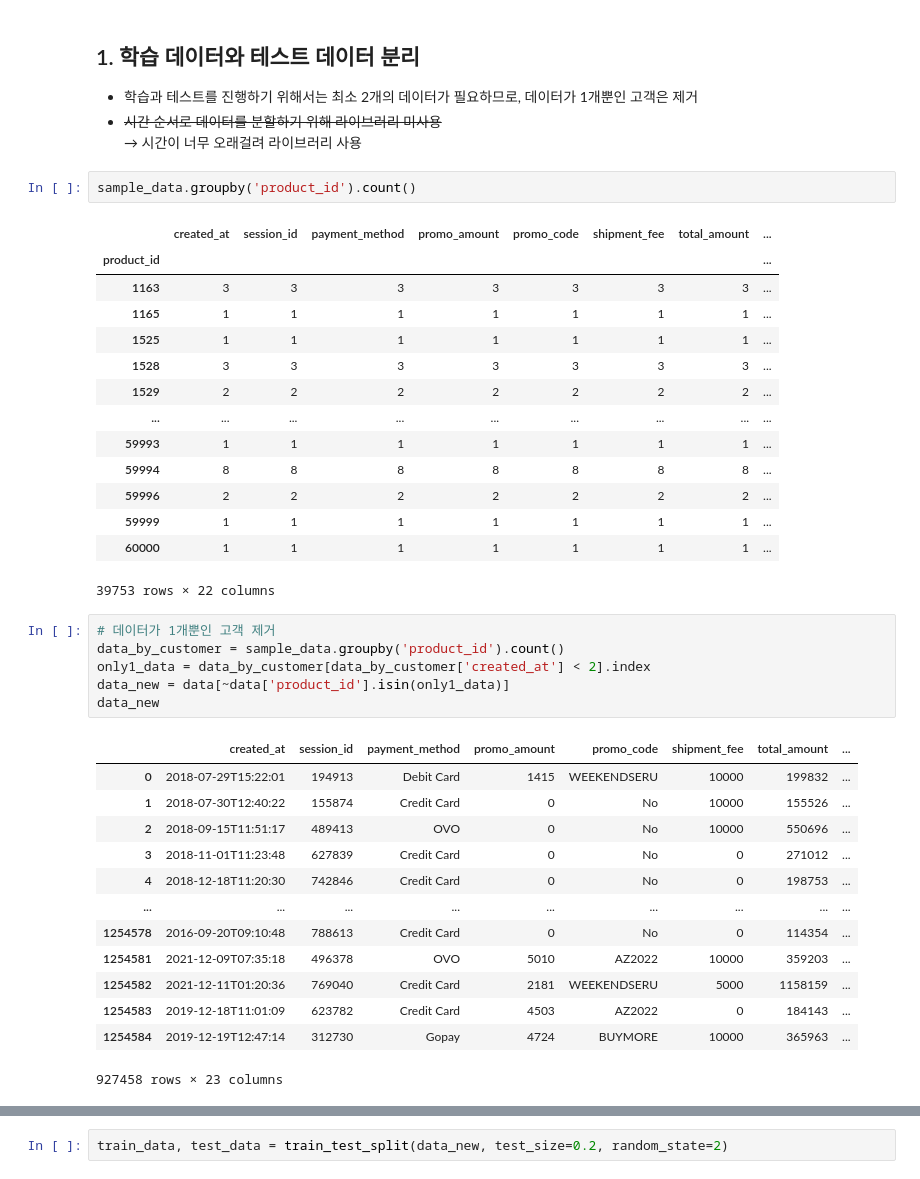
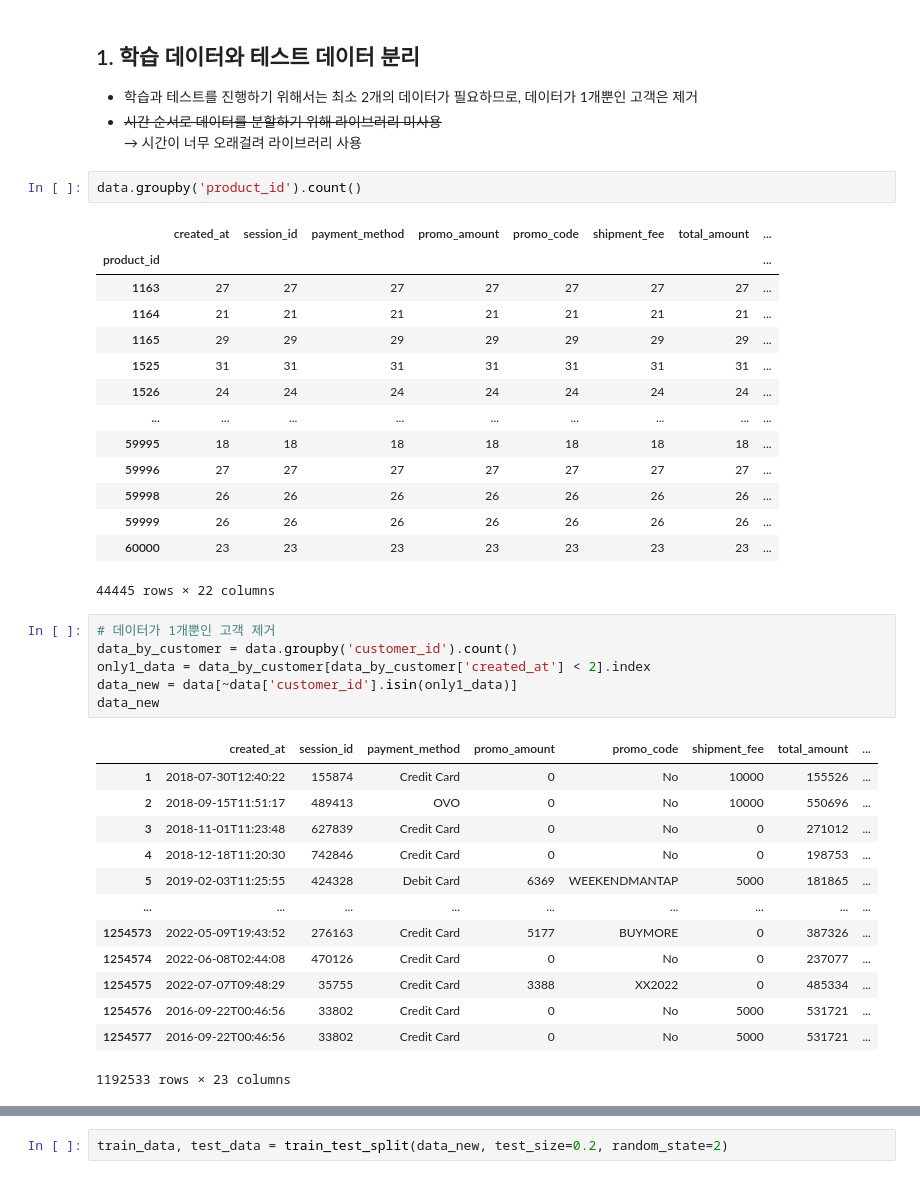
Before and after one commit to donghwi2022/ds-sa-cp2-phase2, a Jupyter notebook: model_CB.ipynb, the cells around one changed output, grey strips where cells are left out. Saved outputs shown, nothing was run; the diff lists cells and outputs as text.

```diff
--- a/model_CB.ipynb
+++ b/model_CB.ipynb
@@ -69,42 +58,42 @@ sample_data
 - ~~시간 순서로 데이터를 분할하기 위해 라이브러리 미사용~~ <br>
     → 시간이 너무 오래걸려 라이브러리 사용
 # %%
-sample_data.groupby('product_id').count()
+data.groupby('product_id').count()
 # %% [output]
 |  | created_at | session_id | payment_method | promo_amount | promo_code | shipment_fee | total_amount | ... |
 | product_id |  |  |  |  |  |  |  | ... |
-| 1163 | 3 | 3 | 3 | 3 | 3 | 3 | 3 | ... |
-| 1165 | 1 | 1 | 1 | 1 | 1 | 1 | 1 | ... |
-| 1525 | 1 | 1 | 1 | 1 | 1 | 1 | 1 | ... |
-| 1528 | 3 | 3 | 3 | 3 | 3 | 3 | 3 | ... |
-| 1529 | 2 | 2 | 2 | 2 | 2 | 2 | 2 | ... |
+| 1163 | 27 | 27 | 27 | 27 | 27 | 27 | 27 | ... |
+| 1164 | 21 | 21 | 21 | 21 | 21 | 21 | 21 | ... |
+| 1165 | 29 | 29 | 29 | 29 | 29 | 29 | 29 | ... |
+| 1525 | 31 | 31 | 31 | 31 | 31 | 31 | 31 | ... |
+| 1526 | 24 | 24 | 24 | 24 | 24 | 24 | 24 | ... |
 | ... | ... | ... | ... | ... | ... | ... | ... | ... |
-| 59993 | 1 | 1 | 1 | 1 | 1 | 1 | 1 | ... |
-| 59994 | 8 | 8 | 8 | 8 | 8 | 8 | 8 | ... |
-| 59996 | 2 | 2 | 2 | 2 | 2 | 2 | 2 | ... |
-| 59999 | 1 | 1 | 1 | 1 | 1 | 1 | 1 | ... |
-| 60000 | 1 | 1 | 1 | 1 | 1 | 1 | 1 | ... |
+| 59995 | 18 | 18 | 18 | 18 | 18 | 18 | 18 | ... |
+| 59996 | 27 | 27 | 27 | 27 | 27 | 27 | 27 | ... |
+| 59998 | 26 | 26 | 26 | 26 | 26 | 26 | 26 | ... |
+| 59999 | 26 | 26 | 26 | 26 | 26 | 26 | 26 | ... |
+| 60000 | 23 | 23 | 23 | 23 | 23 | 23 | 23 | ... |
-39753 rows × 22 columns
+44445 rows × 22 columns
 # %%
 # 데이터가 1개뿐인 고객 제거
-data_by_customer = sample_data.groupby('product_id').count()
+data_by_customer = data.groupby('customer_id').count()
 only1_data = data_by_customer[data_by_customer['created_at'] < 2].index
-data_new = data[~data['product_id'].isin(only1_data)]
+data_new = data[~data['customer_id'].isin(only1_data)]
 data_new
 # %% [output]
 |  | created_at | session_id | payment_method | promo_amount | promo_code | shipment_fee | total_amount | ... |
-| 0 | 2018-07-29T15:22:01 | 194913 | Debit Card | 1415 | WEEKENDSERU | 10000 | 199832 | ... |
 | 1 | 2018-07-30T12:40:22 | 155874 | Credit Card | 0 | No | 10000 | 155526 | ... |
 | 2 | 2018-09-15T11:51:17 | 489413 | OVO | 0 | No | 10000 | 550696 | ... |
 | 3 | 2018-11-01T11:23:48 | 627839 | Credit Card | 0 | No | 0 | 271012 | ... |
 | 4 | 2018-12-18T11:20:30 | 742846 | Credit Card | 0 | No | 0 | 198753 | ... |
+| 5 | 2019-02-03T11:25:55 | 424328 | Debit Card | 6369 | WEEKENDMANTAP | 5000 | 181865 | ... |
 | ... | ... | ... | ... | ... | ... | ... | ... | ... |
-| 1254578 | 2016-09-20T09:10:48 | 788613 | Credit Card | 0 | No | 0 | 114354 | ... |
-| 1254581 | 2021-12-09T07:35:18 | 496378 | OVO | 5010 | AZ2022 | 10000 | 359203 | ... |
-| 1254582 | 2021-12-11T01:20:36 | 769040 | Credit Card | 2181 | WEEKENDSERU | 5000 | 1158159 | ... |
-| 1254583 | 2019-12-18T11:01:09 | 623782 | Credit Card | 4503 | AZ2022 | 0 | 184143 | ... |
-| 1254584 | 2019-12-19T12:47:14 | 312730 | Gopay | 4724 | BUYMORE | 10000 | 365963 | ... |
+| 1254573 | 2022-05-09T19:43:52 | 276163 | Credit Card | 5177 | BUYMORE | 0 | 387326 | ... |
+| 1254574 | 2022-06-08T02:44:08 | 470126 | Credit Card | 0 | No | 0 | 237077 | ... |
+| 1254575 | 2022-07-07T09:48:29 | 35755 | Credit Card | 3388 | XX2022 | 0 | 485334 | ... |
+| 1254576 | 2016-09-22T00:46:56 | 33802 | Credit Card | 0 | No | 5000 | 531721 | ... |
+| 1254577 | 2016-09-22T00:46:56 | 33802 | Credit Card | 0 | No | 5000 | 531721 | ... |
-927458 rows × 23 columns
+1192533 rows × 23 columns
 # %%
 data_new['customer_id'].value_counts()
 # %% [output]
```
Also changed, not shown: parts of 16 cells of this notebook.
